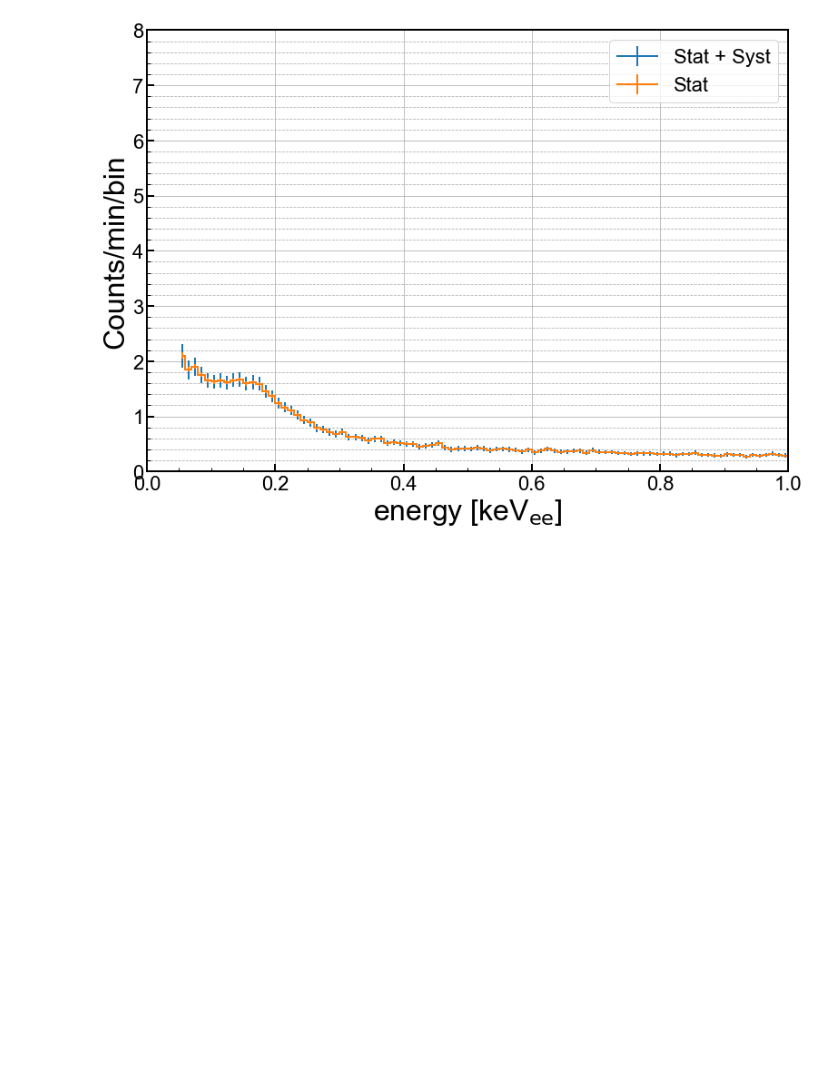
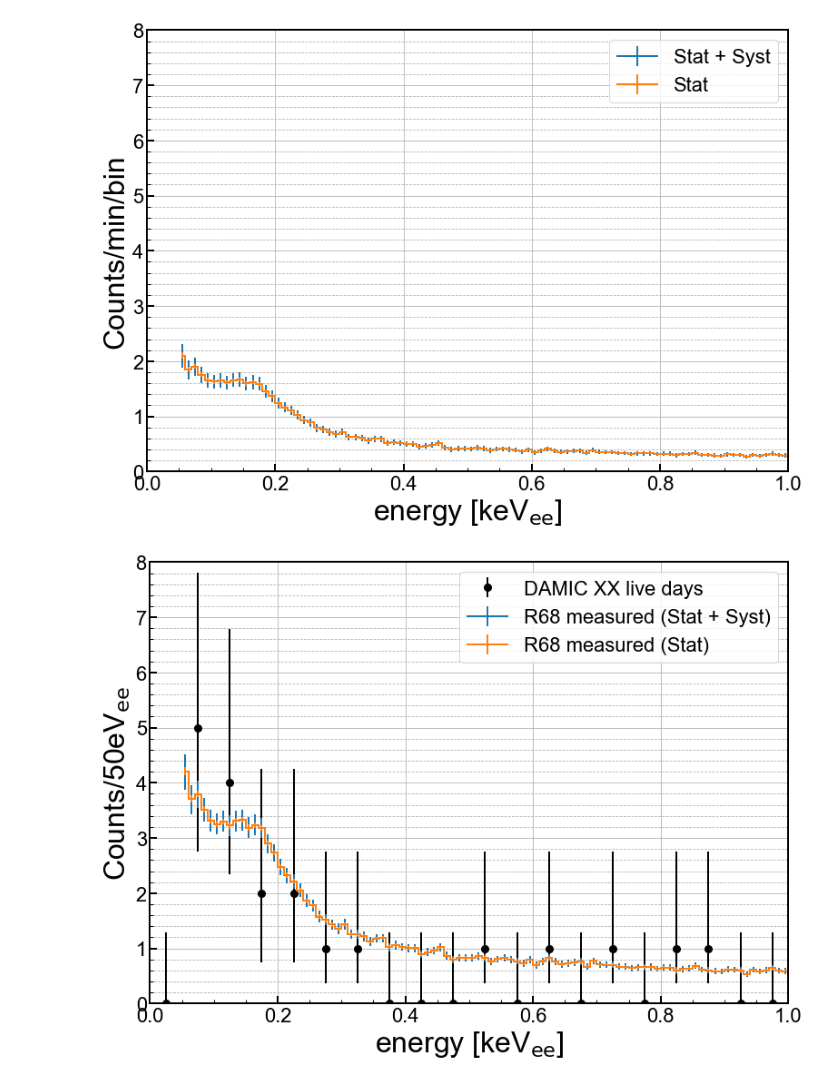
Before and after one commit to villano-lab/thermal-flux_paper2023, a Jupyter notebook: DAMIC/preliminary_plots.ipynb, the cells around one changed output. Drawn from its saved outputs; the diff is of its cells as text; code cells hidden in the pictures; blank space fills up the shorter version.

Commit message:
[ANV] updated the preliminary plots

```diff
--- a/DAMIC/preliminary_plots.ipynb
+++ b/DAMIC/preliminary_plots.ipynb
@@ -183,3 +183,48 @@ plt.tight_layout()
 plt.show()
 # %% [output]
 [figure]
+# %%
+#set up a 1d plot
+fig,axes = plt.subplots(1,1,figsize=(11.0,8.0),sharex=True)
+ax1 = axes
+
+
+
+#print(estring)
+
+
+ax1.errorbar(xcq,n,yerr=[ntot_minus,ntot_plus], marker='o', markersize=8, \
+             ecolor='k',color='k', linestyle='none', label='DAMIC XX live days', linewidth=2)
+
+line_r_syst=ax1.errorbar(Ebins_ctr[cthresh]/1000,2*60*r_syst2[cthresh],yerr=(1.5*60*dr_syst2[::-1])[:,cthresh], \
+                         drawstyle = 'steps-mid', linewidth=2, label='R68 measured (Stat + Syst)')
+line_r_stat=ax1.errorbar(Ebins_ctr[cthresh]/1000,2*60*r_stat[cthresh],yerr=1.5*60*dr_stat[::-1][:,cthresh], \
+                         drawstyle = 'steps-mid', linewidth=2, label='R68 measured (Stat)')
+
+ymin = 0
+ymax = 8
+
+blue = '#118DFA'
+
+
+
+ax1.set_yscale('linear')
+#ax1.set_yscale('log')
+ax1.set_xlim(0.0, 1)
+ax1.set_ylim(ymin,ymax)
+ax1.set_xlabel(r'energy [keV$_{\mathrm{ee}}$]')
+ax1.set_ylabel('Counts/50eV$_{\mathrm{ee}}$')
+ax1.grid(True)
+ax1.yaxis.grid(True,which='minor',linestyle='--')
+ax1.legend(loc=1,prop={'size':22})
+#ax1.legend(bbox_to_anchor=(1.04,1),borderaxespad=0,prop={'size':22})
+
+for axis in ['top','bottom','left','right']:
+  ax1.spines[axis].set_linewidth(2)
+
+plt.tight_layout()
+#plt.savefig('paper_figures/hist.eps')
+#plt.savefig('paper_figures/hist.pdf')
+plt.show()
+# %% [output]
+[figure, added]
```
